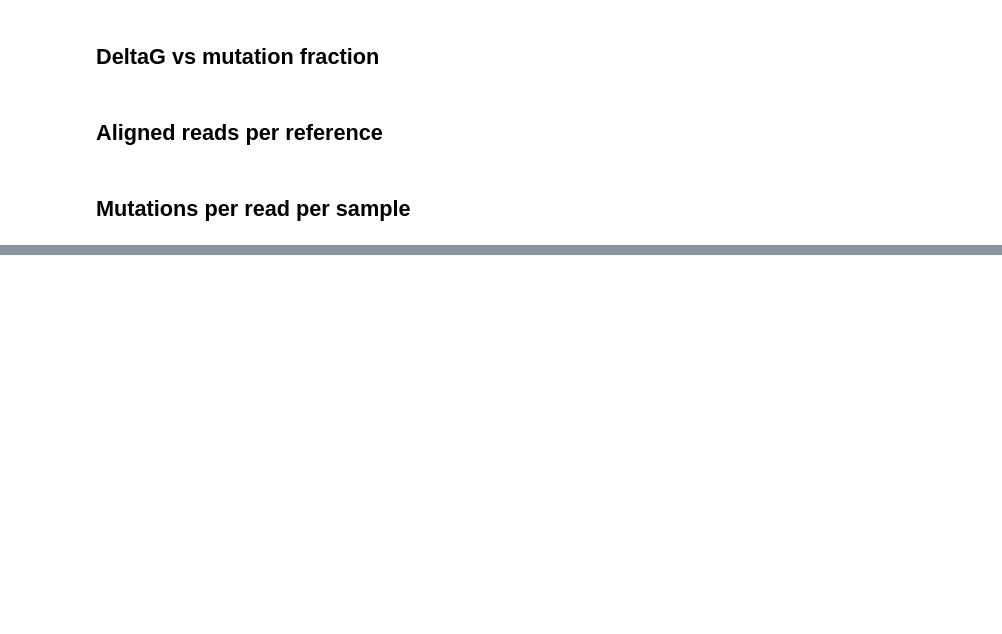
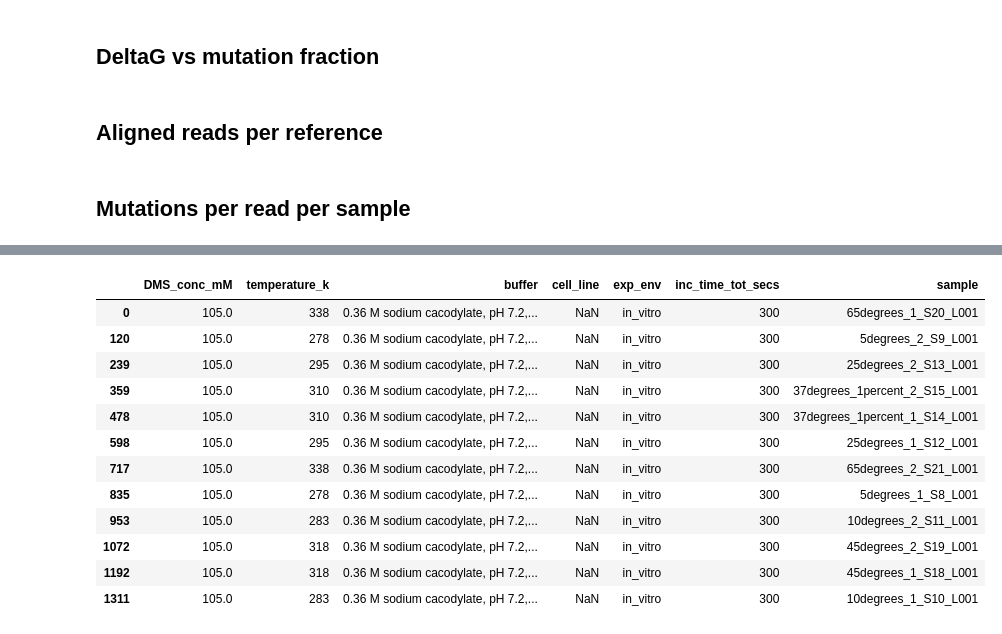
Before and after one commit to rouskinlab/dreem, a Jupyter notebook: dreem/draw/gallery.ipynb, the cells around one changed output, grey strips where cells are left out. Drawn from its saved outputs; the diff is of its cells as text; code cells hidden in the pictures; blank space fills up the shorter version.

```diff
--- a/dreem/draw/gallery.ipynb
+++ b/dreem/draw/gallery.ipynb
@@ -104,0 +132,16 @@ fig.write_html(os.path.join(path_figs, 'mutations_per_read_per_sample.html'))
+# %%
+study.df[['DMS_conc_mM','temperature_k','buffer','cell_line','exp_env','inc_time_tot_secs','sample']].drop_duplicates()
+# %% [output]
+|  | DMS_conc_mM | temperature_k | buffer | cell_line | exp_env | inc_time_tot_secs | sample |
+| 0 | 105.0 | 338 | 0.36 M sodium cacodylate, pH 7.2,... | NaN | in_vitro | 300 | 65degrees_1_S20_L001 |
+| 120 | 105.0 | 278 | 0.36 M sodium cacodylate, pH 7.2,... | NaN | in_vitro | 300 | 5degrees_2_S9_L001 |
+| 239 | 105.0 | 295 | 0.36 M sodium cacodylate, pH 7.2,... | NaN | in_vitro | 300 | 25degrees_2_S13_L001 |
+| 359 | 105.0 | 310 | 0.36 M sodium cacodylate, pH 7.2,... | NaN | in_vitro | 300 | 37degrees_1percent_2_S15_L001 |
+| 478 | 105.0 | 310 | 0.36 M sodium cacodylate, pH 7.2,... | NaN | in_vitro | 300 | 37degrees_1percent_1_S14_L001 |
+| 598 | 105.0 | 295 | 0.36 M sodium cacodylate, pH 7.2,... | NaN | in_vitro | 300 | 25degrees_1_S12_L001 |
+| 717 | 105.0 | 338 | 0.36 M sodium cacodylate, pH 7.2,... | NaN | in_vitro | 300 | 65degrees_2_S21_L001 |
+| 835 | 105.0 | 278 | 0.36 M sodium cacodylate, pH 7.2,... | NaN | in_vitro | 300 | 5degrees_1_S8_L001 |
+| 953 | 105.0 | 283 | 0.36 M sodium cacodylate, pH 7.2,... | NaN | in_vitro | 300 | 10degrees_2_S11_L001 |
+| 1072 | 105.0 | 318 | 0.36 M sodium cacodylate, pH 7.2,... | NaN | in_vitro | 300 | 45degrees_2_S19_L001 |
+| 1192 | 105.0 | 318 | 0.36 M sodium cacodylate, pH 7.2,... | NaN | in_vitro | 300 | 45degrees_1_S18_L001 |
+| 1311 | 105.0 | 283 | 0.36 M sodium cacodylate, pH 7.2,... | NaN | in_vitro | 300 | 10degrees_1_S10_L001 |
```
Also changed, not shown: parts of 3 cells of this notebook, 35 other files.
